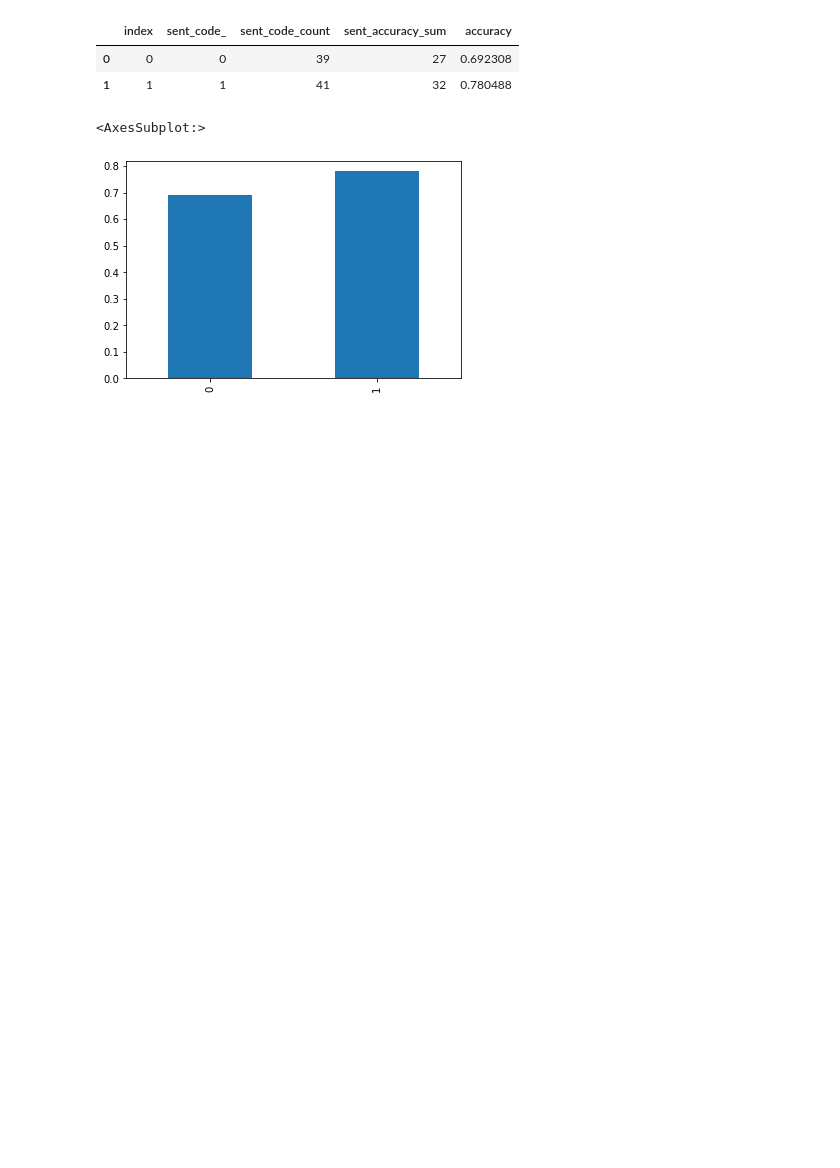
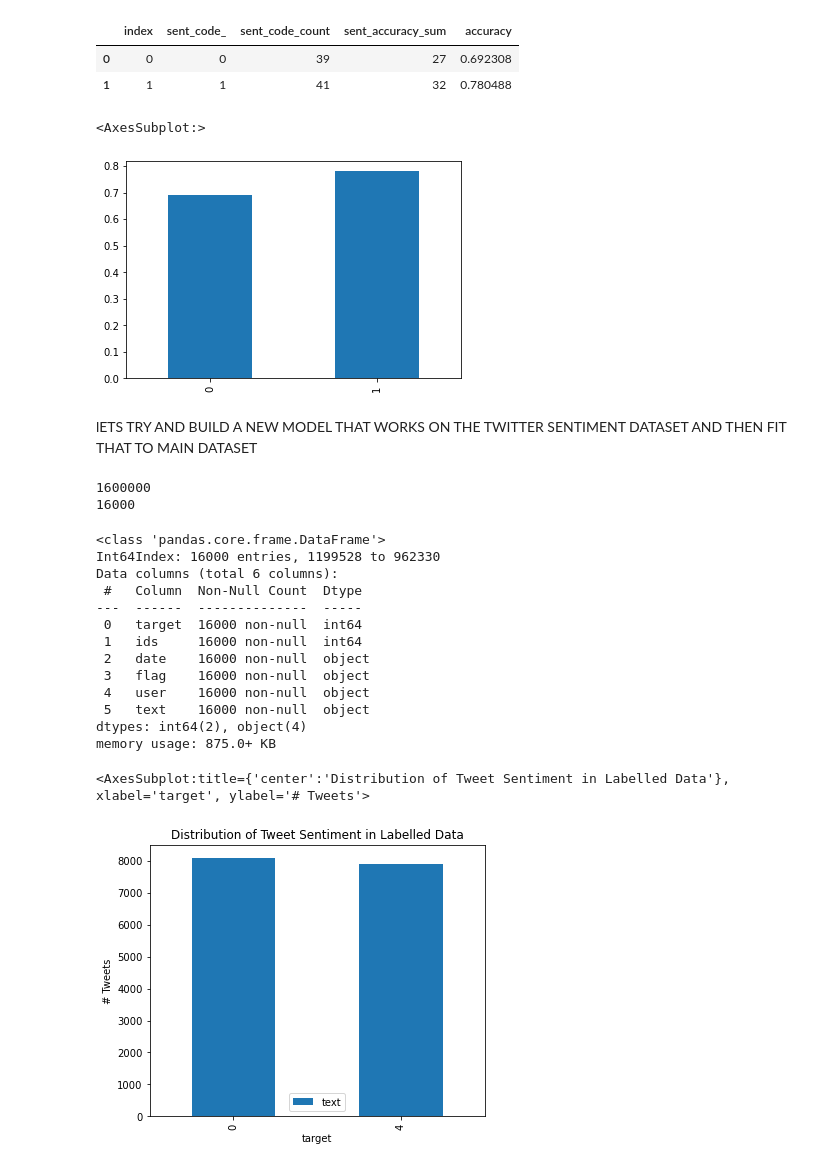
Before and after one commit to tele-gb/Twitter_Extract_app, a Jupyter notebook: Sentiment Classifier.ipynb, the cells around one changed output. Drawn from its saved outputs; the diff is of its cells as text; code cells hidden in the pictures; blank space fills up the shorter version.

```diff
--- a/Sentiment Classifier.ipynb
+++ b/Sentiment Classifier.ipynb
@@ -671,6 +726,8 @@ df3['accuracy']=df3['label_accuracy_sum']/df3['label_count']
 df3
 
 #df3['accuracy'].plot(x='label',kind="bar")
+# %% [markdown]
+lETS TRY AND BUILD A NEW MODEL THAT WORKS ON THE TWITTER SENTIMENT DATASET AND THEN FIT THAT TO MAIN DATASET
 # %%
 #build a new model on twitter sentiment dataset
 DATASET_ENCODING = "ISO-8859-1"
@@ -679,9 +736,35 @@ TRAIN_SIZE = 0.8
 
 dft = pd.read_csv('C:/Dev_And_Apps/Twitter sentiment training dataset/archive/training.1600000.processed.noemoticon.csv', names=DATASET_COLUMNS,encoding =DATASET_ENCODING )
 print(len(dft))
-dft=dft.sample(frac=0.1)
+dft=dft.sample(frac=0.01)
 print(len(dft))
 # "C:/Dev_And_Apps/Twitter sentiment training dataset/archive/training.1600000.processed.noemoticon.csv"
+# %% [output]
+1600000
+16000
+# %%
+# general analysis of dataset
+dft.info()
+#DISTRIBUTION OF SENTIMENT
+dfg = dft.groupby(dft['target']).count()
+dfg.plot(kind='bar', title='Distribution of Tweet Sentiment in Labelled Data',y='text', ylabel='# Tweets',
+         xlabel='target', figsize=(6, 5))
+# %% [output]
+<class 'pandas.core.frame.DataFrame'>
+Int64Index: 16000 entries, 1199528 to 962330
+Data columns (total 6 columns):
+ #   Column  Non-Null Count  Dtype
+---  ------  --------------  -----
+ 0   target  16000 non-null  int64
+ 1   ids     16000 non-null  int64
+ 2   date    16000 non-null  object
+ 3   flag    16000 non-null  object
+ 4   user    16000 non-null  object
+ 5   text    16000 non-null  object
+dtypes: int64(2), object(4)
+memory usage: 875.0+ KB
+<AxesSubplot:title={'center':'Distribution of Tweet Sentiment in Labelled Data'}, xlabel='target', ylabel='# Tweets'>
+[figure, added]
 # %%
 #Remove any rows with a "nan" in them
 dft = dft.dropna(axis=0, how = 'any')
```
Also changed, not shown: parts of 27 cells of this notebook, 3 other files.
